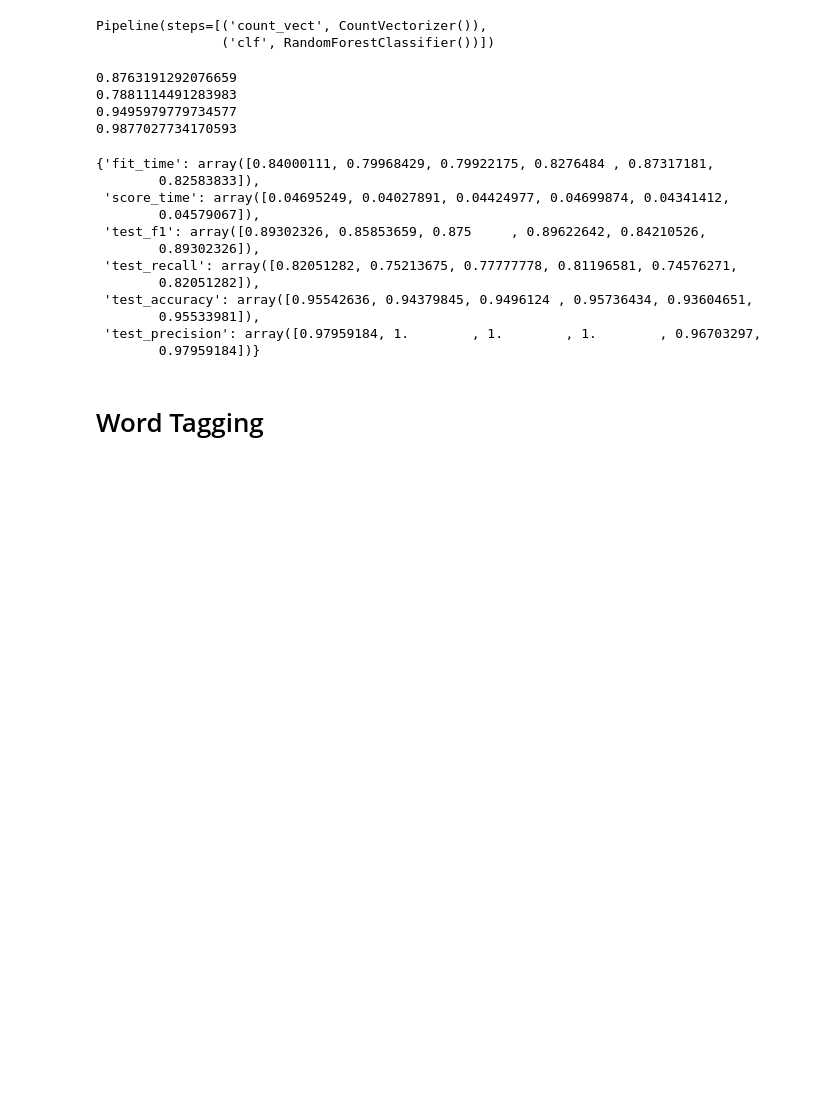
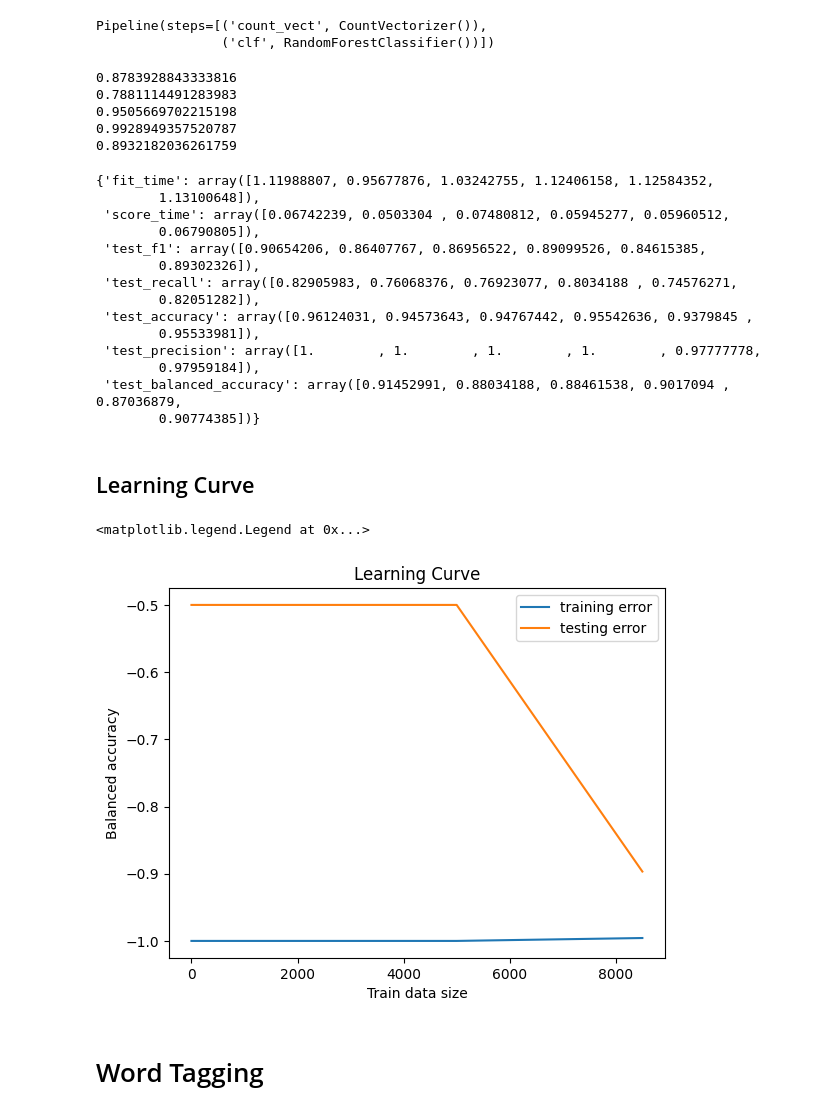
Before and after one commit to BryanEgbert/sentimental_analysis, a Jupyter notebook: main.ipynb, the cells around one changed output. Cells and saved outputs as stored; diff of their text form; code cells hidden in the pictures; blank space fills up the shorter version.

```diff
--- a/main.ipynb
+++ b/main.ipynb
@@ -262,31 +306,53 @@ count_rf_pipeline.fit(x_train, y_train)
 Pipeline(steps=[('count_vect', CountVectorizer()),
                 ('clf', RandomForestClassifier())])
 # %%
-cv_result = cross_validate(count_rf_pipeline, x_test, y_test, scoring=['f1', 'recall', 'accuracy', 'precision'], cv=6)
+cv_result = cross_validate(count_rf_pipeline, x_test, y_test, scoring=['f1', 'recall', 'accuracy', 'precision', 'balanced_accuracy'], cv=6)
 
 print(cv_result['test_f1'].mean())
 print(cv_result['test_recall'].mean())
 print(cv_result['test_accuracy'].mean())
 print(cv_result['test_precision'].mean())
+print(cv_result['test_balanced_accuracy'].mean())
 
 cv_result
 # %% [output]
-0.8763191292076659
+0.8783928843333816
 0.7881114491283983
-0.9495979779734577
-0.9877027734170593
+0.9505669702215198
+0.9928949357520787
+0.8932182036261759
-{'fit_time': array([0.84000111, 0.79968429, 0.79922175, 0.8276484 , 0.87317181,
-        0.82583833]),
- 'score_time': array([0.04695249, 0.04027891, 0.04424977, 0.04699874, 0.04341412,
-        0.04579067]),
- 'test_f1': array([0.89302326, 0.85853659, 0.875     , 0.89622642, 0.84210526,
+{'fit_time': array([1.11988807, 0.95677876, 1.03242755, 1.12406158, 1.12584352,
+        1.13100648]),
+ 'score_time': array([0.06742239, 0.0503304 , 0.07480812, 0.05945277, 0.05960512,
+        0.06790805]),
+ 'test_f1': array([0.90654206, 0.86407767, 0.86956522, 0.89099526, 0.84615385,
         0.89302326]),
- 'test_recall': array([0.82051282, 0.75213675, 0.77777778, 0.81196581, 0.74576271,
+ 'test_recall': array([0.82905983, 0.76068376, 0.76923077, 0.8034188 , 0.74576271,
         0.82051282]),
- 'test_accuracy': array([0.95542636, 0.94379845, 0.9496124 , 0.95736434, 0.93604651,
+ 'test_accuracy': array([0.96124031, 0.94573643, 0.94767442, 0.95542636, 0.9379845 ,
         0.95533981]),
- 'test_precision': array([0.97959184, 1.        , 1.        , 1.        , 0.96703297,
-        0.97959184])}
+ 'test_precision': array([1.        , 1.        , 1.        , 1.        , 0.97777778,
+        0.97959184]),
+ 'test_balanced_accuracy': array([0.91452991, 0.88034188, 0.88461538, 0.9017094 , 0.87036879,
+        0.90774385])}
+# %% [markdown]
+## Learning Curve
+# %%
+from sklearn.model_selection import LearningCurveDisplay, learning_curve
+import numpy as np
+
+train_sizes = [1, 1000, 3000, 5000, 8500]
+# print(np.linspace(1, 45000, 100))
+train_sizes, train_scores, test_scores, fit_times, score_times = learning_curve(estimator=count_rf_pipeline, X=np.asarray(df['tweet']), y=np.asarray(df['target']), train_sizes=train_sizes, cv=6, scoring='balanced_accuracy', random_state=100, return_times=True)
+plt.plot(train_sizes, np.mean(-train_scores,axis=1), label='training error')
+plt.plot(train_sizes, np.mean(-test_scores,axis=1), label='testing error')
+plt.title("Learning Curve")
+plt.xlabel("Train data size")
+plt.ylabel("Balanced accuracy")
+plt.legend()
+# %% [output]
+<matplotlib.legend.Legend at 0x...>
+[figure, added]
 # %% [markdown]
 # Word Tagging
 # %%
```
Also changed, not shown: parts of 9 cells of this notebook.
